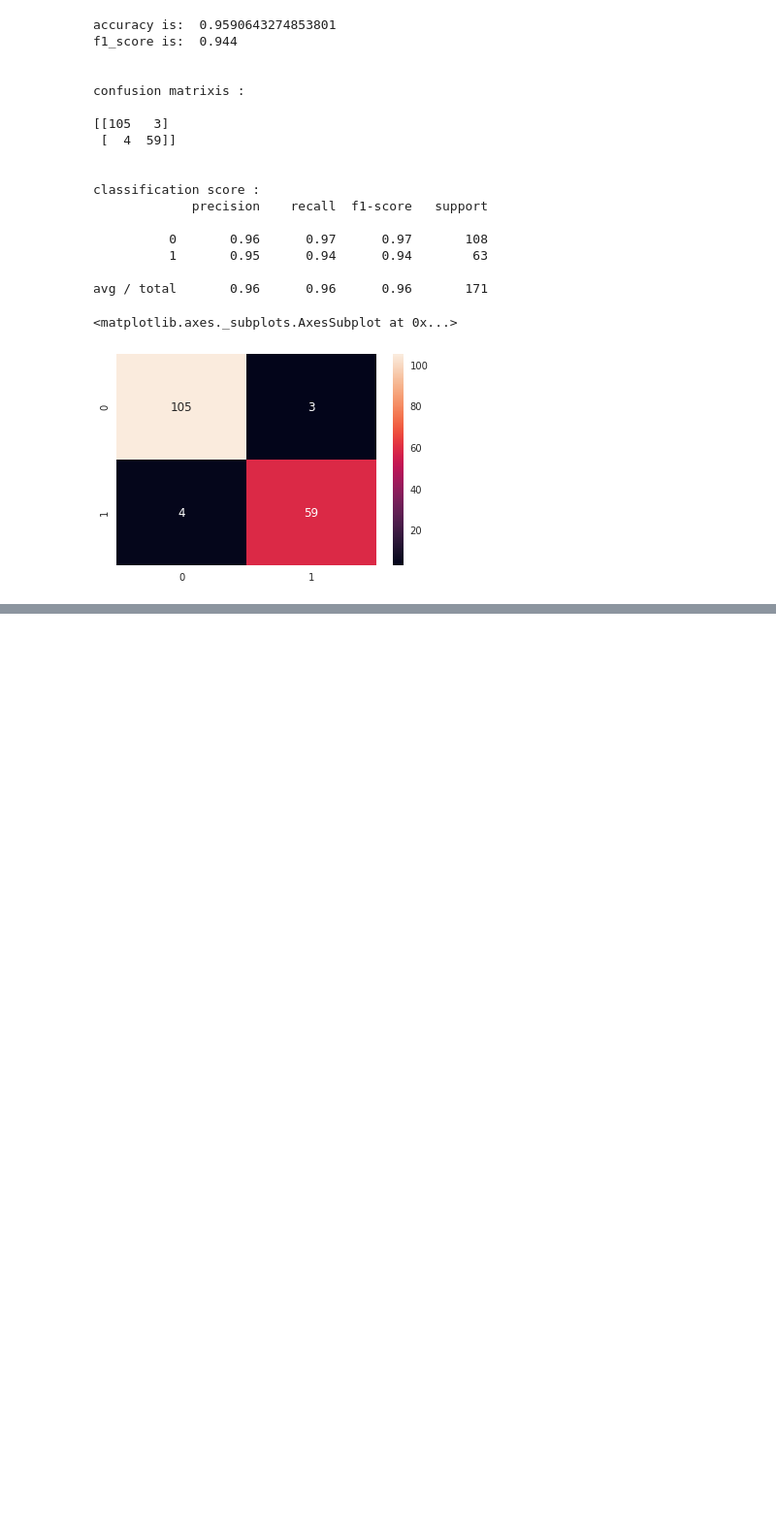
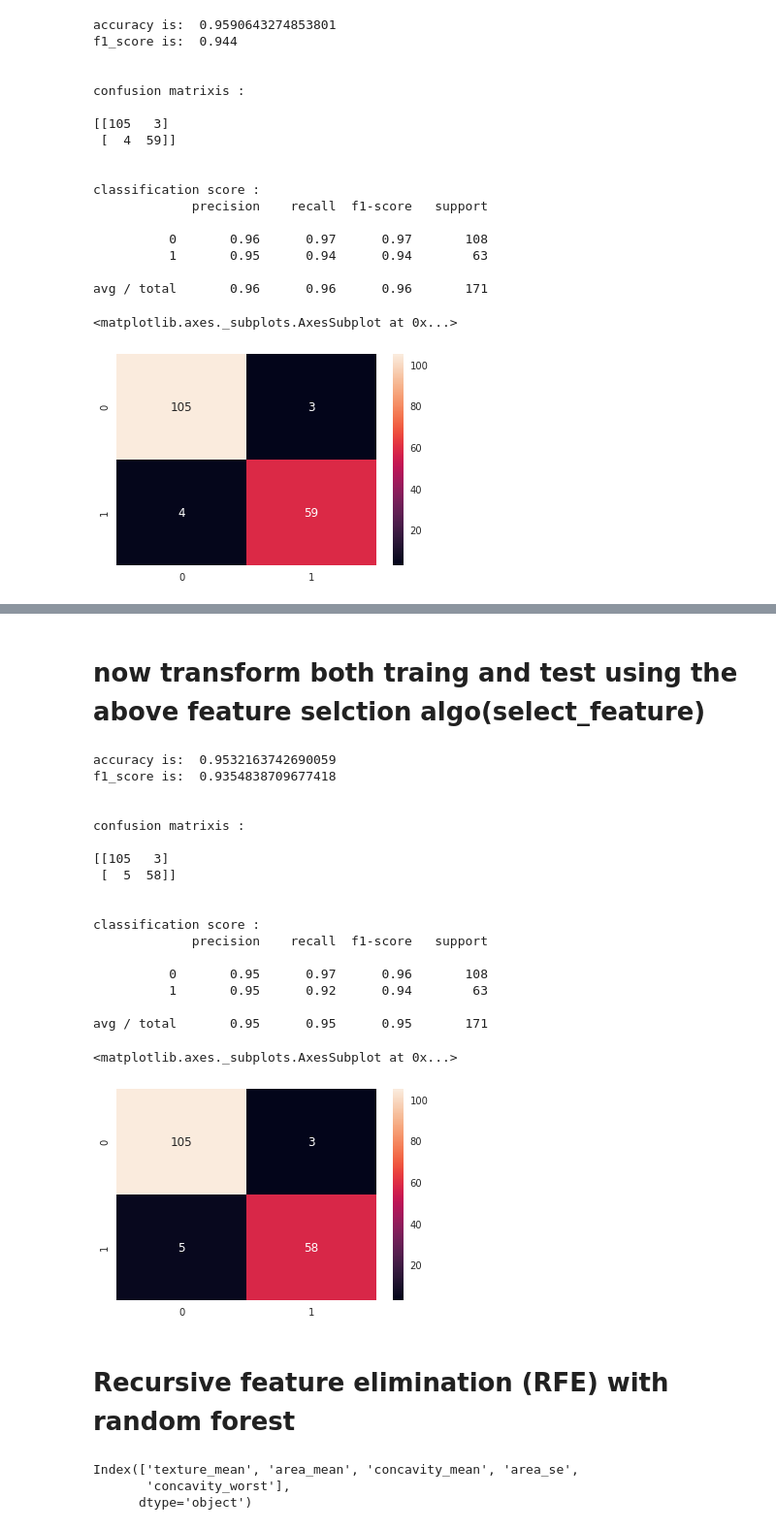
Before and after one commit to piyushsharma161/Breast_cancer, a Jupyter notebook: Breast_Cancer.ipynb, the cells around one changed output, grey strips where cells are left out. Shown at 97% size. Saved outputs shown, nothing was run; the diff lists cells and outputs as text; code cells hidden in the pictures; blank space fills up the shorter version.

```diff
--- a/Breast_Cancer.ipynb
+++ b/Breast_Cancer.ipynb
@@ -207,7 +207,8 @@ sns.heatmap(X_1.corr(), annot=True, linewidths=.5, fmt='.1f')
 from sklearn.model_selection import train_test_split
 from sklearn.ensemble import RandomForestClassifier
 from sklearn.metrics import accuracy_score, f1_score, confusion_matrix, classification_report
-y_1 = pd.get_dummies(y, drop_first=True)
+y_raw = pd.get_dummies(y, drop_first=True)
+y_1 = y_raw.iloc[:,0]
 # %%
 #with raw data
 X_train, X_test, y_train, y_test = train_test_split(X, y_1, test_size=0.3, random_state=42)
@@ -294,0 +295,5 @@ a
+# %%
+# only with 16 features(that we extracted manually)
+X_train, X_test, y_train, y_test = train_test_split(X_1, y_1, test_size=0.3, random_state=42)
+# %%
+select_feature = SelectKBest(chi2, k=5).fit(X_train, y_train)
@@ -294,0 +338,40 @@ a
+# %% [markdown]
+# now transform both traing and test using the above feature selction algo(select_feature)
+# %%
+X_train_2 = select_feature.transform(X_train)
+y_test_2 = select_feature.transform(X_test)
+# %%
+rf2 = RandomForestClassifier(random_state=42)
+rf2 = rf2.fit(X_train_2, y_train)
+rfp2 = rf2.predict(y_test_2)
+print('accuracy is: ',accuracy_score(y_test, rfp2) )
+print('f1_score is: ', f1_score(y_test, rfp2))
+print('\n')
+print('confusion matrixis : \n')
+print(confusion_matrix(y_test, rfp2))
+print('\n')
+print('classification score : ')
+print(classification_report(y_test, rfp2))
+sns.heatmap(confusion_matrix(y_test, rfp2), annot=True, fmt='d')
+# %% [output]
+accuracy is:  0.9532163742690059
+f1_score is:  0.9354838709677418
+
+
+confusion matrixis :
+
+[[105   3]
+ [  5  58]]
+
+
+classification score :
+             precision    recall  f1-score   support
+
+          0       0.95      0.97      0.96       108
+          1       0.95      0.92      0.94        63
+
+avg / total       0.95      0.95      0.95       171
+<matplotlib.axes._subplots.AxesSubplot at 0x...>
+[figure, added]
+# %% [markdown]
+# Recursive feature elimination (RFE) with random forest
@@ -294,0 +384,6 @@ a
+# %%
+X_train.columns[rf3.support_]
+# %% [output]
+Index(['texture_mean', 'area_mean', 'concavity_mean', 'area_se',
+       'concavity_worst'],
+      dtype='object')
```
Also changed, not shown: parts of 26 cells of this notebook.
